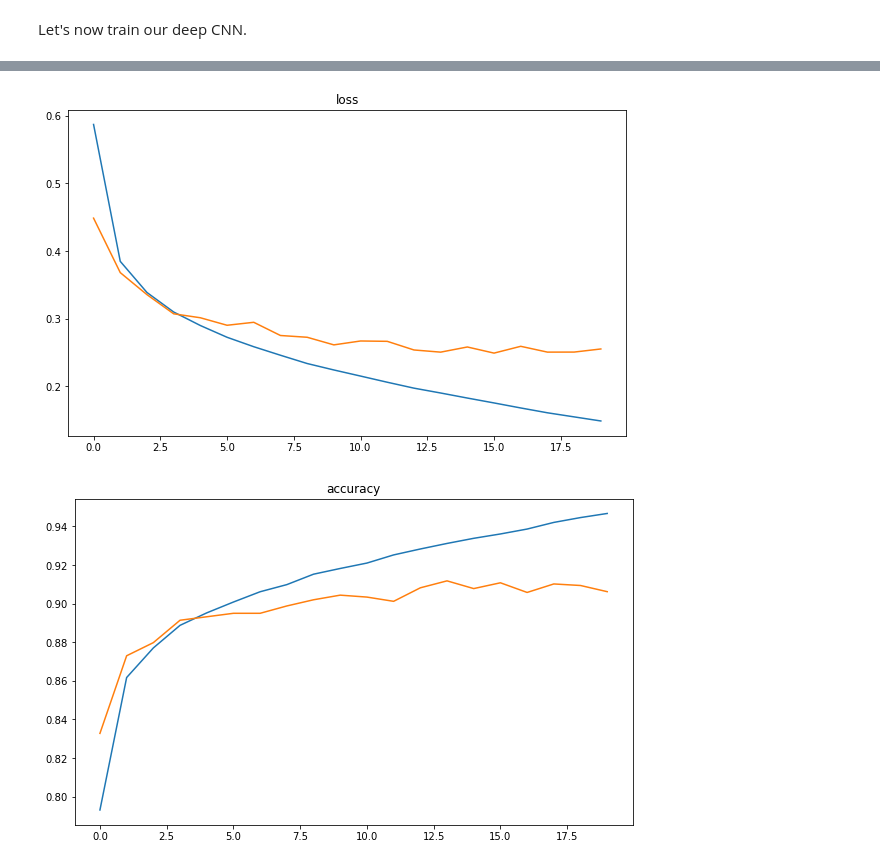
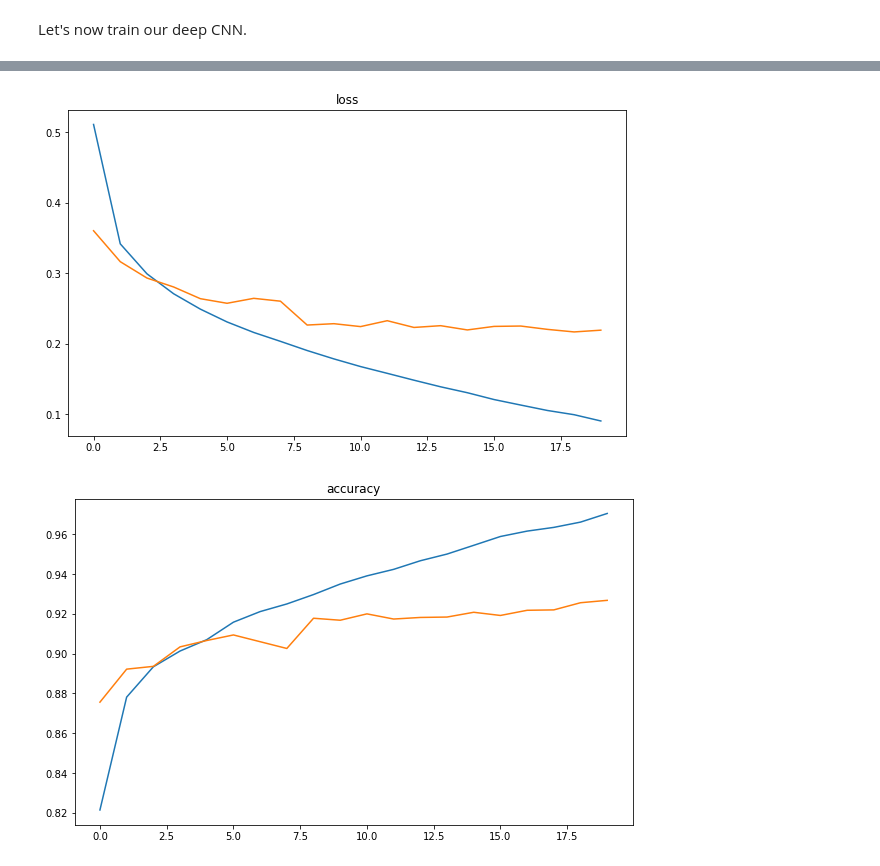
Before and after one commit to magnusdyremoe/Deep-Learning, a Jupyter notebook: HW3.ipynb, the cells around one changed output, grey strips where cells are left out. Cells and saved outputs as stored; diff of their text form; code cells hidden in the pictures.

```diff
--- a/HW3.ipynb
+++ b/HW3.ipynb
@@ -296,7 +296,7 @@ For what concerns the optimizer, as you can see in the 'compile' method [documen
 
 Notice that changing the final layer's softmax activation plus the categorical_crossentropy loss requires some consideration. Don't do it unless you have a good plan.
 # %%
-deep_model = keras.models.Sequential([
+deep_model_1 = keras.models.Sequential([
     keras.layers.Conv2D(filters=64, kernel_size=[3,3], padding="same", activation="relu", input_shape=[28, 28,1]),
     keras.layers.MaxPool2D(pool_size=[2,2]),
     keras.layers.Conv2D(filters=32, kernel_size=[3,3], padding='same', activation='relu'),
@@ -305,9 +305,9 @@ deep_model = keras.models.Sequential([
     keras.layers.Dense(256, activation='tanh'),
     keras.layers.Dense(10, activation="softmax")
 ])
-deep_model.compile(loss="sparse_categorical_crossentropy",
-              optimizer='sgd',
+deep_model_1.compile(loss="sparse_categorical_crossentropy",
+              optimizer=keras.optimizers.Adam(learning_rate=1e-4),
               metrics=["accuracy"])
 
-deep_model.summary()
+deep_model_1.summary()
 # %% [output]
@@ -329,7 +329,7 @@ Trainable params: 423,338
 Non-trainable params: 0
 _________________________________________________________________
 # %%
-story = deep_model.fit(X_train, y_train, epochs=20, batch_size=32,
+story_1 = deep_model_1.fit(X_train, y_train, epochs=20, batch_size=32,
                     validation_data=(X_valid, y_valid))
 # %% [output]
 Epoch 1/20
@@ -352,8 +352,8 @@ Epoch 20/20
 # %%
-plot_loss(story)
-plot_accuracy(story)
+plot_loss(story_1)
+plot_accuracy(story_1)
 
-scores = deep_model.evaluate(X_test, y_test, verbose=2)
+scores = deep_model_1.evaluate(X_test, y_test, verbose=2)
 print(" %s: %.2f%%" % (model.metrics_names[1], scores[1]*100))
 print("----------------------------")
 # %% [output]
@@ -362,3 +362,3 @@ print("----------------------------")
 ----------------------------
-[figure, old version]
+[figure, new version]
-[figure, old version]
+[figure, new version]
```
Also changed, not shown: parts of 15 cells of this notebook.
